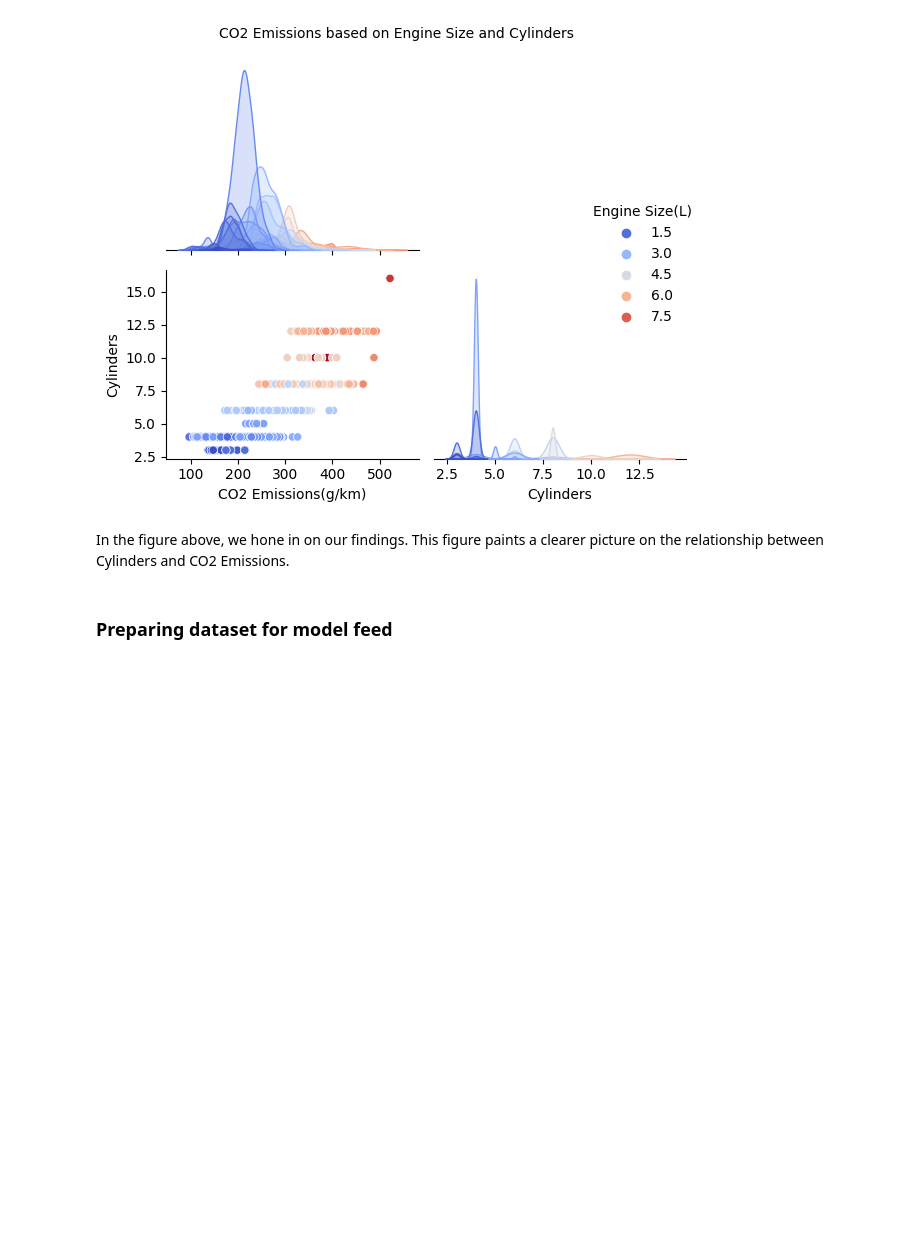
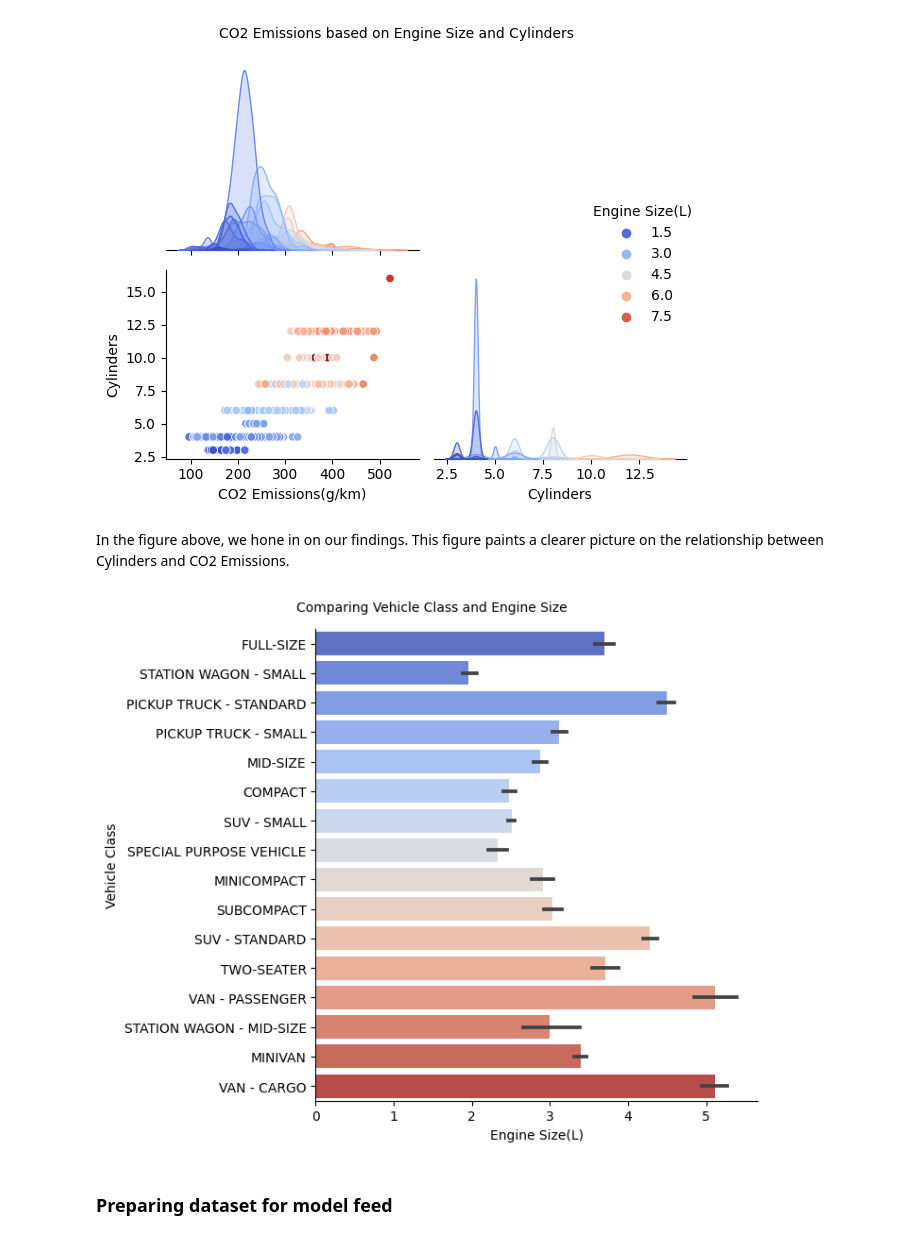
Before and after one commit to lauxpaux/cleanestCars, a Jupyter notebook: exploratory_data_analysis.ipynb, the cells around one changed output. Saved outputs shown, nothing was run; the diff lists cells and outputs as text; code cells hidden in the pictures; blank space fills up the shorter version.

Commit message:
added more visualizations, saved images

```diff
--- a/exploratory_data_analysis.ipynb
+++ b/exploratory_data_analysis.ipynb
@@ -239,6 +239,12 @@ save_fig('Scatter_plot_engine_size_CO2')
 [figure]
 # %% [markdown]
 In the figure above, we hone in on our findings. This figure paints a clearer picture on the relationship between Cylinders and CO2 Emissions.
+# %%
+cat_plot = sns.catplot(data=data, x='Engine Size(L)', y='Vehicle Class', kind='bar', palette='coolwarm', height=6, aspect=1.2)
+cat_plot.fig.suptitle('Comparing Vehicle Class and Engine Size', fontsize='10')
+plt.subplots_adjust(top=0.93, wspace=1);
+# %% [output]
+[figure, added]
 # %% [markdown]
 ###  Preparing dataset for model feed
 # %%
```
Also changed, not shown: parts of 13 cells of this notebook, 3 other files.
